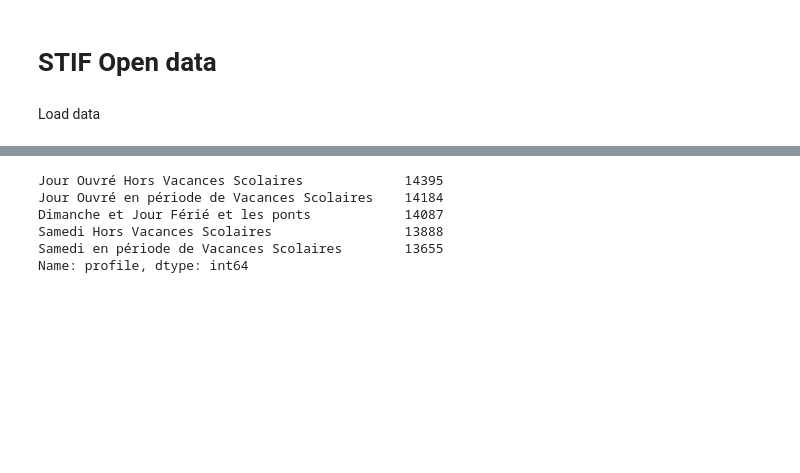
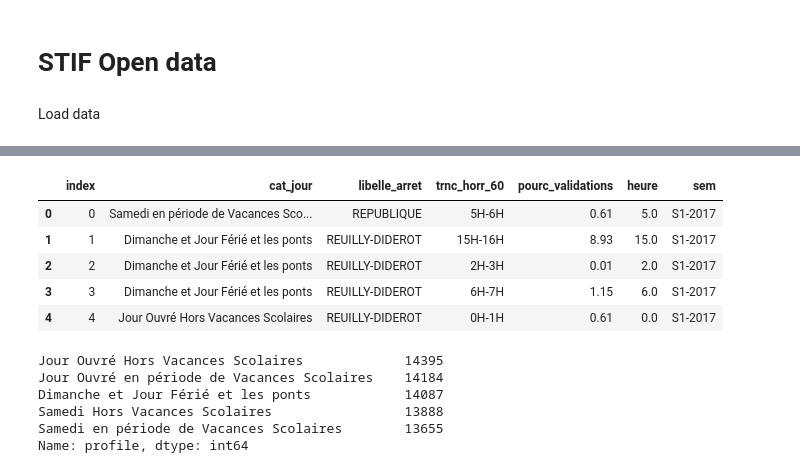
Before and after one commit to KhalidCK/metro-paris, a Jupyter notebook: notebooks/01 - Explore STIF profile dataset.ipynb, the cells around one changed output, grey strips where cells are left out. Drawn from its saved outputs; the diff is of its cells as text; code cells hidden in the pictures; blank space fills up the shorter version.

```diff
--- a/notebooks/01 - Explore STIF profile dataset.ipynb
+++ b/notebooks/01 - Explore STIF profile dataset.ipynb
@@ -14,3 +14,5 @@ sns.set_context('notebook')
 %autoreload 2
 # %% [markdown]
 Load data
+# %%
+df = pd.read_feather('../data/processed/profile-2017.feather')
@@ -17,3 +33,12 @@ Load data
+# %%
+df.head()
+# %% [output]
+|  | index | cat_jour | libelle_arret | trnc_horr_60 | pourc_validations | heure | sem |
+| 0 | 0 | Samedi en période de Vacances Sco... | REPUBLIQUE | 5H-6H | 0.61 | 5.0 | S1-2017 |
+| 1 | 1 | Dimanche et Jour Férié et les ponts | REUILLY-DIDEROT | 15H-16H | 8.93 | 15.0 | S1-2017 |
+| 2 | 2 | Dimanche et Jour Férié et les ponts | REUILLY-DIDEROT | 2H-3H | 0.01 | 2.0 | S1-2017 |
+| 3 | 3 | Dimanche et Jour Férié et les ponts | REUILLY-DIDEROT | 6H-7H | 1.15 | 6.0 | S1-2017 |
+| 4 | 4 | Jour Ouvré Hors Vacances Scolaires | REUILLY-DIDEROT | 0H-1H | 0.61 | 0.0 | S1-2017 |
 # %%
 df = pd.read_feather('../data/raw/profile-2017.feather')
 df=df.rename(columns={'libelle_arret':'stop',
```
Also changed, not shown: parts of 1 cell of this notebook, 32 other files.
